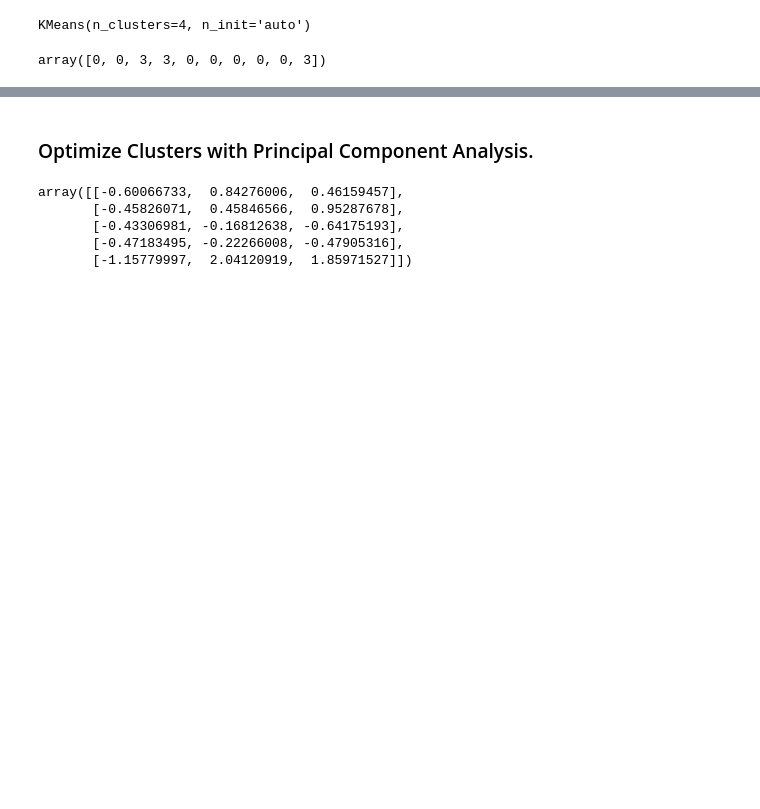
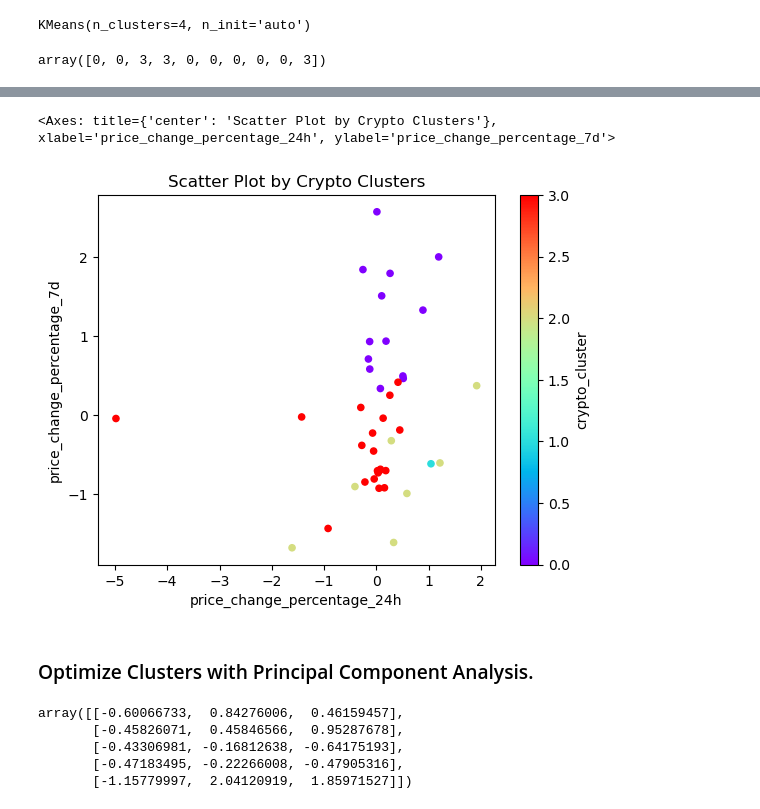
Before and after one commit to elcooney/CryptoClustering, a Jupyter notebook: Crypto_Clustering_COONEY.ipynb, the cells around one changed output, grey strips where cells are left out. Saved outputs shown, nothing was run; the diff lists cells and outputs as text; code cells hidden in the pictures; blank space fills up the shorter version.

Commit message:
scatter plot of clusters

```diff
--- a/Crypto_Clustering_COONEY.ipynb
+++ b/Crypto_Clustering_COONEY.ipynb
@@ -190,7 +190,16 @@ market_data_prediction_df.head()
 # %%
 # Create a scatter plot using Pandas plot by setting
 # `x="price_change_percentage_24h"` and `y="price_change_percentage_7d"`.
 # Use "rainbow" for the color to better visualize the data.
+
+market_data_prediction_df.plot.scatter(x="price_change_percentage_24h",
+                                        y="price_change_percentage_7d",
+                                        c = "crypto_cluster",
+                                        title = "Scatter Plot by Crypto Clusters",
+                                        colormap = "rainbow" )
+# %% [output]
+<Axes: title={'center': 'Scatter Plot by Crypto Clusters'}, xlabel='price_change_percentage_24h', ylabel='price_change_percentage_7d'>
+[figure, added]
 # %% [markdown]
 ### Optimize Clusters with Principal Component Analysis.
 # %%
```
